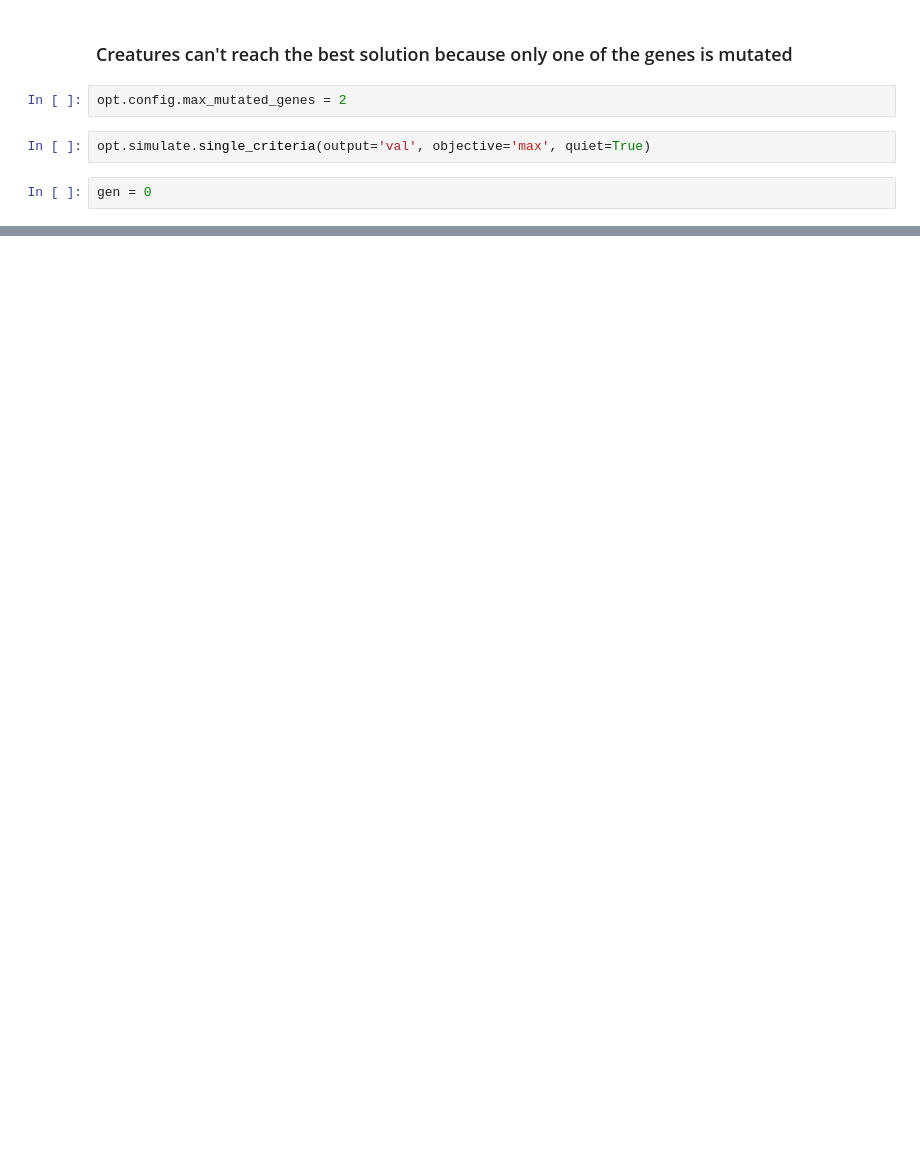
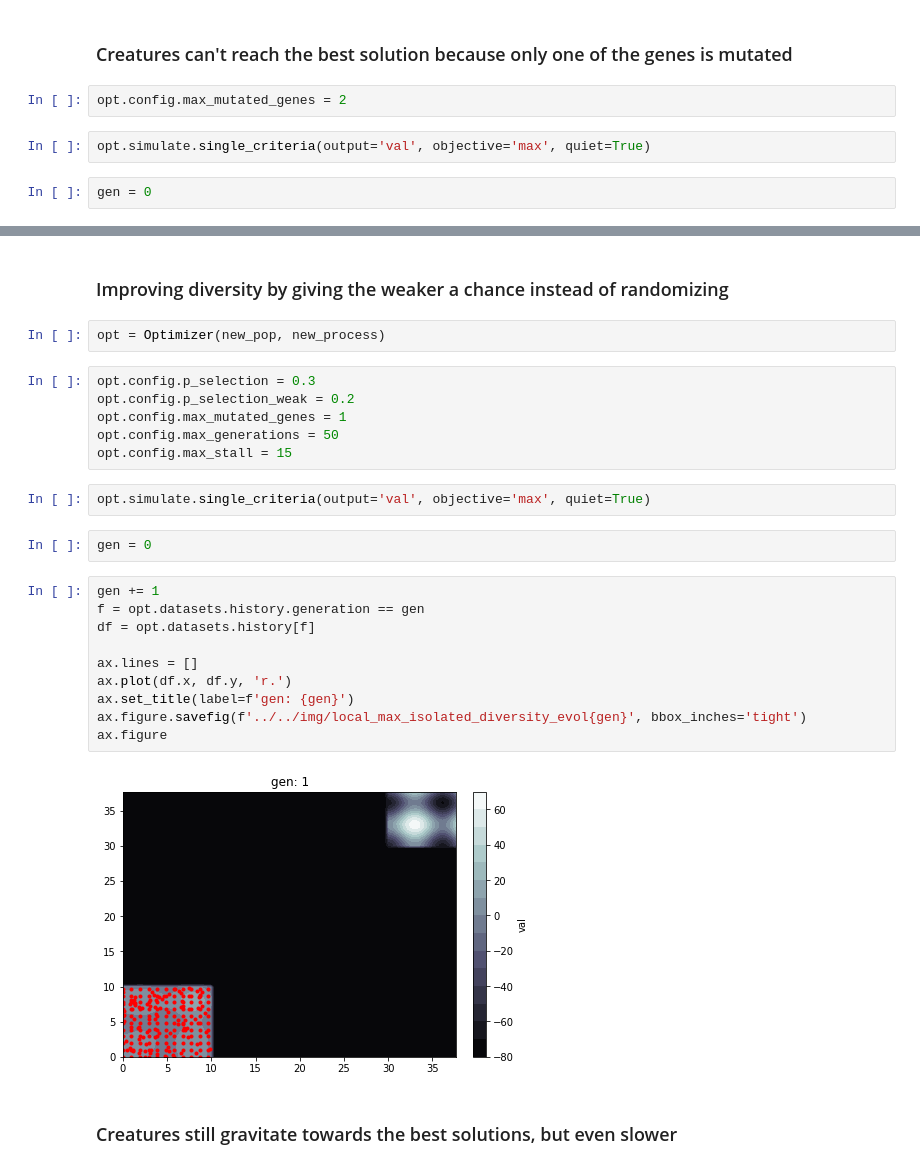
Before and after one commit to vczoni/lamarck, a Jupyter notebook: docs/examples/notebooks/local max.ipynb, the cells around one changed output, grey strips where cells are left out. Saved outputs shown, nothing was run; the diff lists cells and outputs as text; blank space fills up the shorter version.

Commit message:
Added more configurations. v0.1.1

```diff
--- a/docs/examples/notebooks/local max.ipynb
+++ b/docs/examples/notebooks/local max.ipynb
@@ -225,0 +226,28 @@ ax.figure
+# %% [markdown]
+### Improving diversity by giving the weaker a chance instead of randomizing
+# %%
+opt = Optimizer(new_pop, new_process)
+# %%
+opt.config.p_selection = 0.3
+opt.config.p_selection_weak = 0.2
+opt.config.max_mutated_genes = 1
+opt.config.max_generations = 50
+opt.config.max_stall = 15
+# %%
+opt.simulate.single_criteria(output='val', objective='max', quiet=True)
+# %%
+gen = 0
+# %%
+gen += 1
+f = opt.datasets.history.generation == gen
+df = opt.datasets.history[f]
+
+ax.lines = []
+ax.plot(df.x, df.y, 'r.')
+ax.set_title(label=f'gen: {gen}')
+ax.figure.savefig(f'../../img/local_max_isolated_diversity_evol{gen}', bbox_inches='tight')
+ax.figure
+# %% [output]
+[figure, added]
+# %% [markdown]
+### Creatures still gravitate towards the best solutions, but even slower
```
Also changed, not shown: parts of 9 cells of this notebook, 6 other files.
